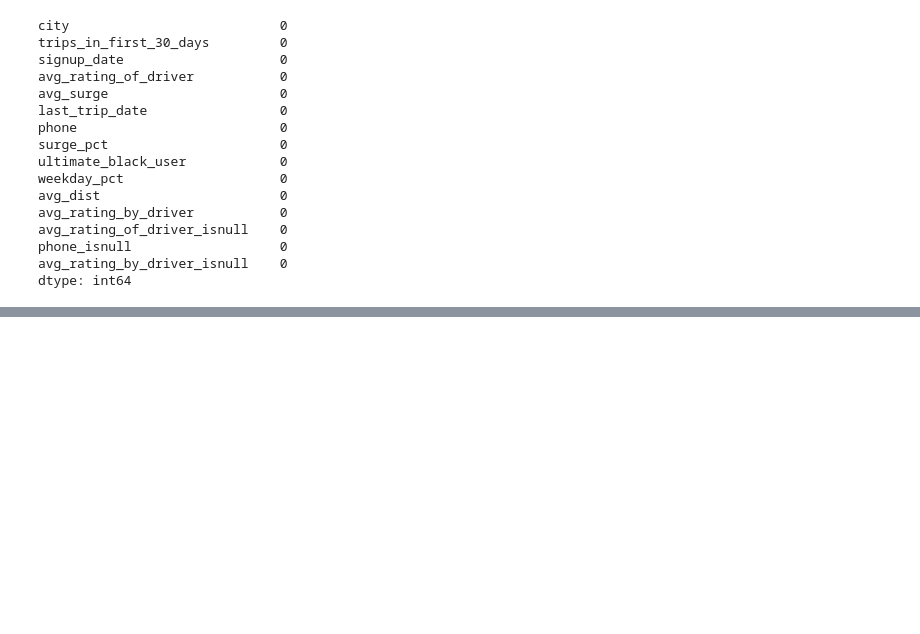
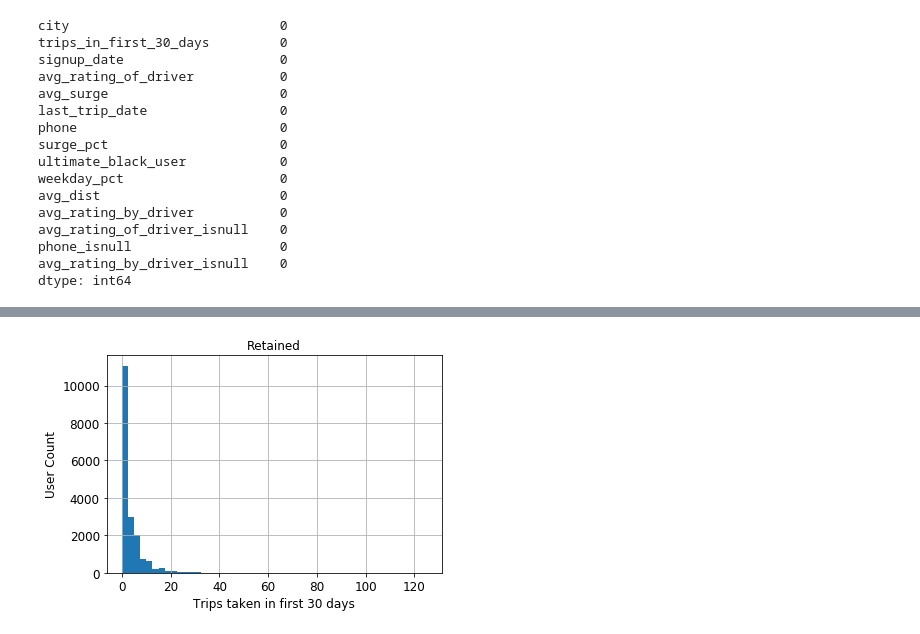
Before and after one commit to ElijahSeeley/Springboard, a Jupyter notebook: Ultimate_Challenge/ultimate_challenge/Part 3 - Predictive Modeling.ipynb, the cells around one changed output, grey strips where cells are left out. Drawn from its saved outputs; the diff is of its cells as text; code cells hidden in the pictures; blank space fills up the shorter version.

```diff
--- a/Ultimate_Challenge/ultimate_challenge/Part 3 - Predictive Modeling.ipynb
+++ b/Ultimate_Challenge/ultimate_challenge/Part 3 - Predictive Modeling.ipynb
@@ -125,0 +244,8 @@ dtype: int64
+# %%
+df_r['trips_in_first_30_days'].hist(bins = 50, grid=True, xlabelsize=12, ylabelsize=12)
+plt.title("Retained")
+plt.xlabel("Trips taken in first 30 days", fontsize=12)
+plt.ylabel("User Count", fontsize=12)
+plt.show()
+# %% [output]
+[figure, added]
```
Also changed, not shown: parts of 54 cells of this notebook.
